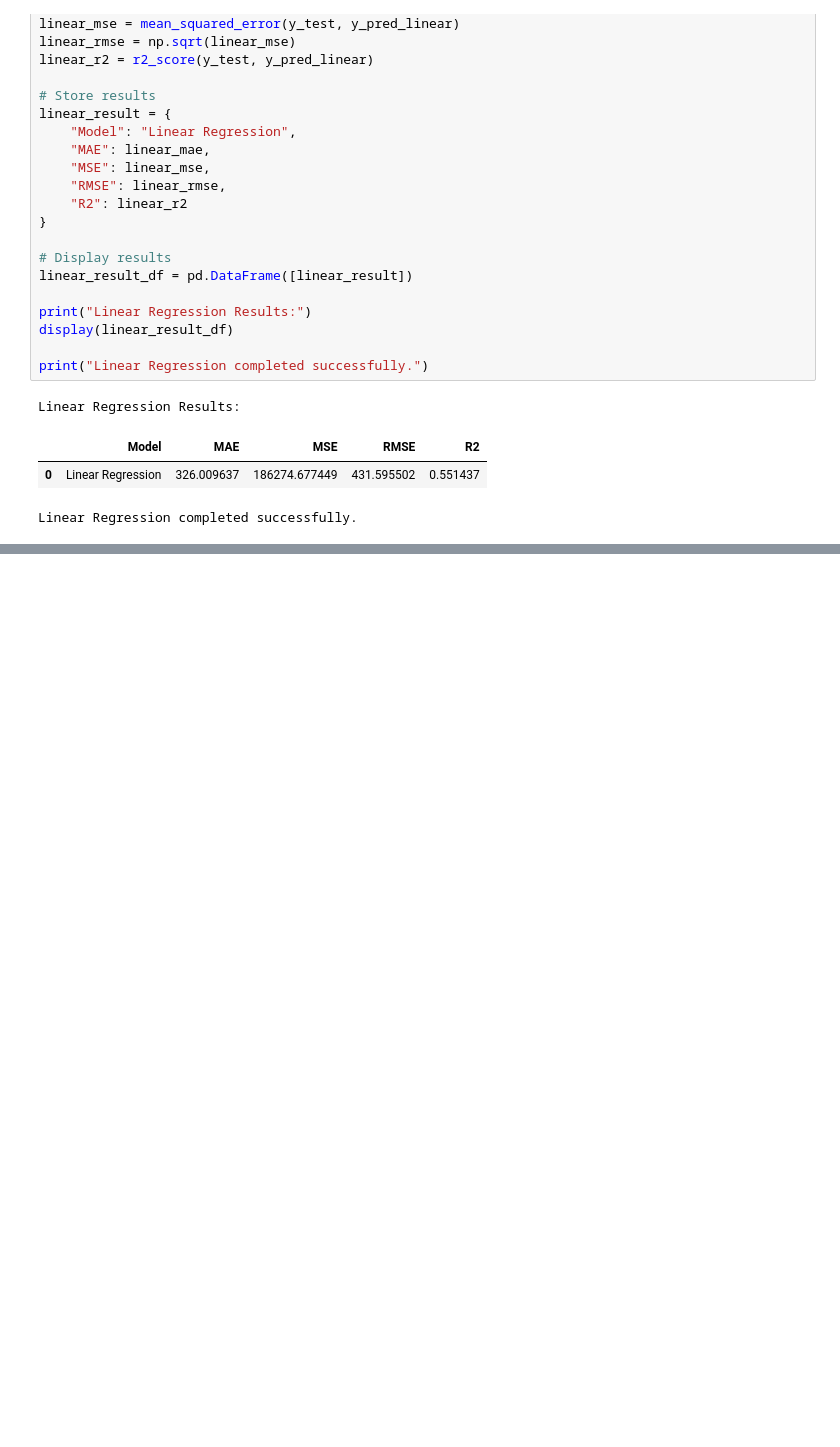
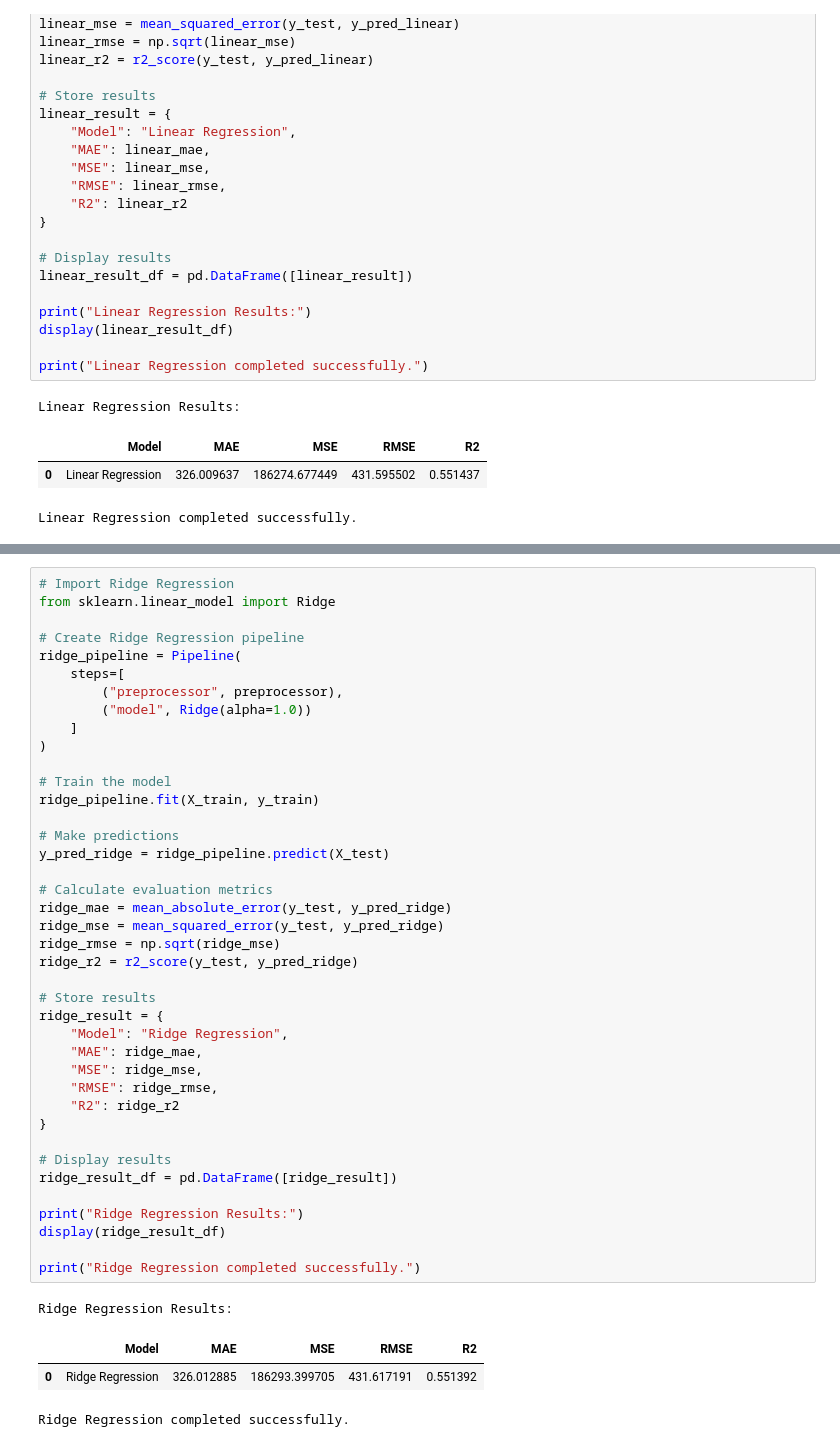
Before and after one commit to mith-sen/ML_Case_Study, a Jupyter notebook: notebooks/regression.ipynb, the cells around one changed output, grey strips where cells are left out. Cells and saved outputs as stored; diff of their text form; blank space fills up the shorter version.

```diff
--- a/notebooks/regression.ipynb
+++ b/notebooks/regression.ipynb
@@ -1016,0 +1025,45 @@ Linear Regression completed successfully.
+# %%
+# Import Ridge Regression
+from sklearn.linear_model import Ridge
+
+# Create Ridge Regression pipeline
+ridge_pipeline = Pipeline(
+    steps=[
+        ("preprocessor", preprocessor),
+        ("model", Ridge(alpha=1.0))
+    ]
+)
+
+# Train the model
+ridge_pipeline.fit(X_train, y_train)
+
+# Make predictions
+y_pred_ridge = ridge_pipeline.predict(X_test)
+
+# Calculate evaluation metrics
+ridge_mae = mean_absolute_error(y_test, y_pred_ridge)
+ridge_mse = mean_squared_error(y_test, y_pred_ridge)
+ridge_rmse = np.sqrt(ridge_mse)
+ridge_r2 = r2_score(y_test, y_pred_ridge)
+
+# Store results
+ridge_result = {
+    "Model": "Ridge Regression",
+    "MAE": ridge_mae,
+    "MSE": ridge_mse,
+    "RMSE": ridge_rmse,
+    "R2": ridge_r2
+}
+
+# Display results
+ridge_result_df = pd.DataFrame([ridge_result])
+
+print("Ridge Regression Results:")
+display(ridge_result_df)
+
+print("Ridge Regression completed successfully.")
+# %% [output]
+Ridge Regression Results:
+|  | Model | MAE | MSE | RMSE | R2 |
+| 0 | Ridge Regression | 326.012885 | 186293.399705 | 431.617191 | 0.551392 |
+Ridge Regression completed successfully.
```
Also changed, not shown: parts of 3 cells of this notebook.
